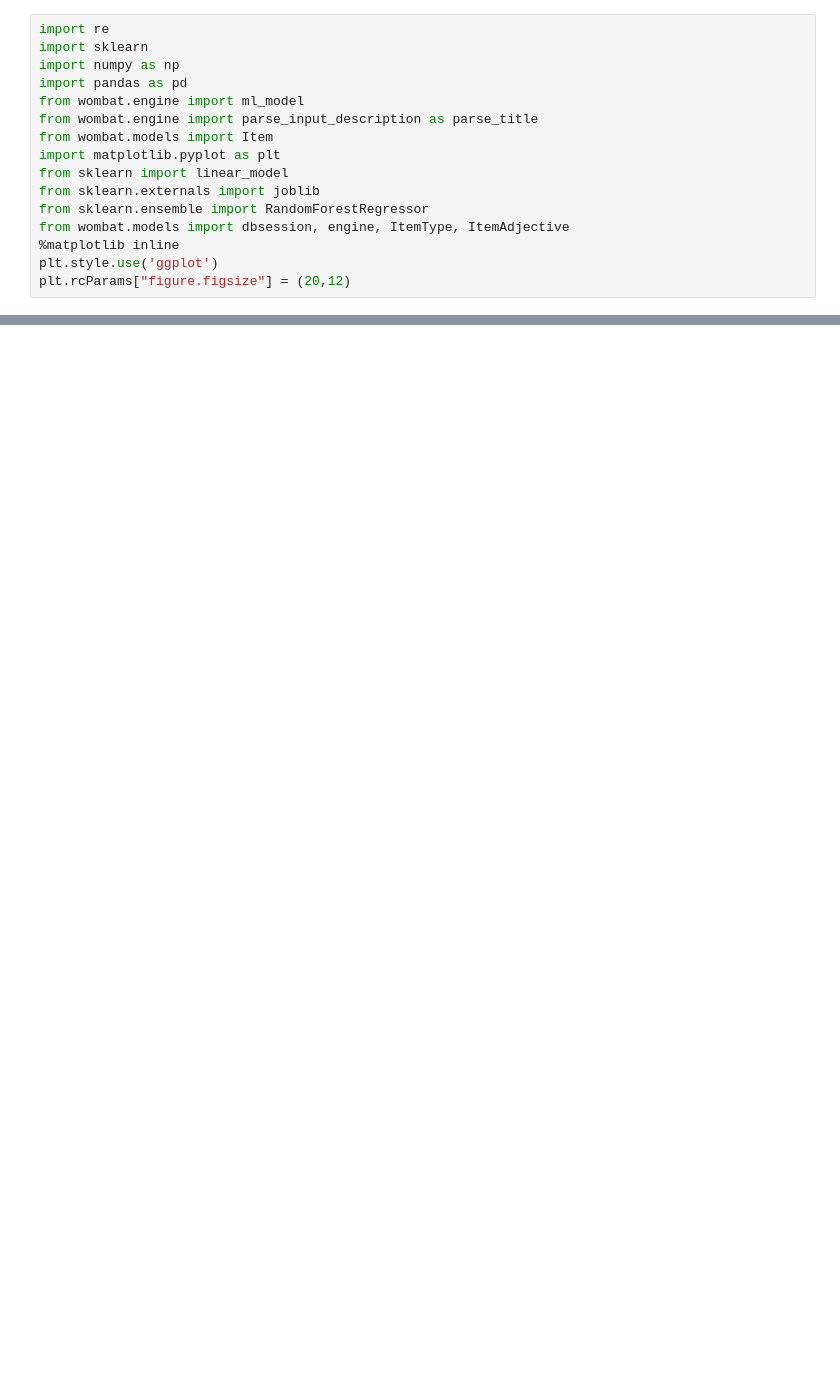
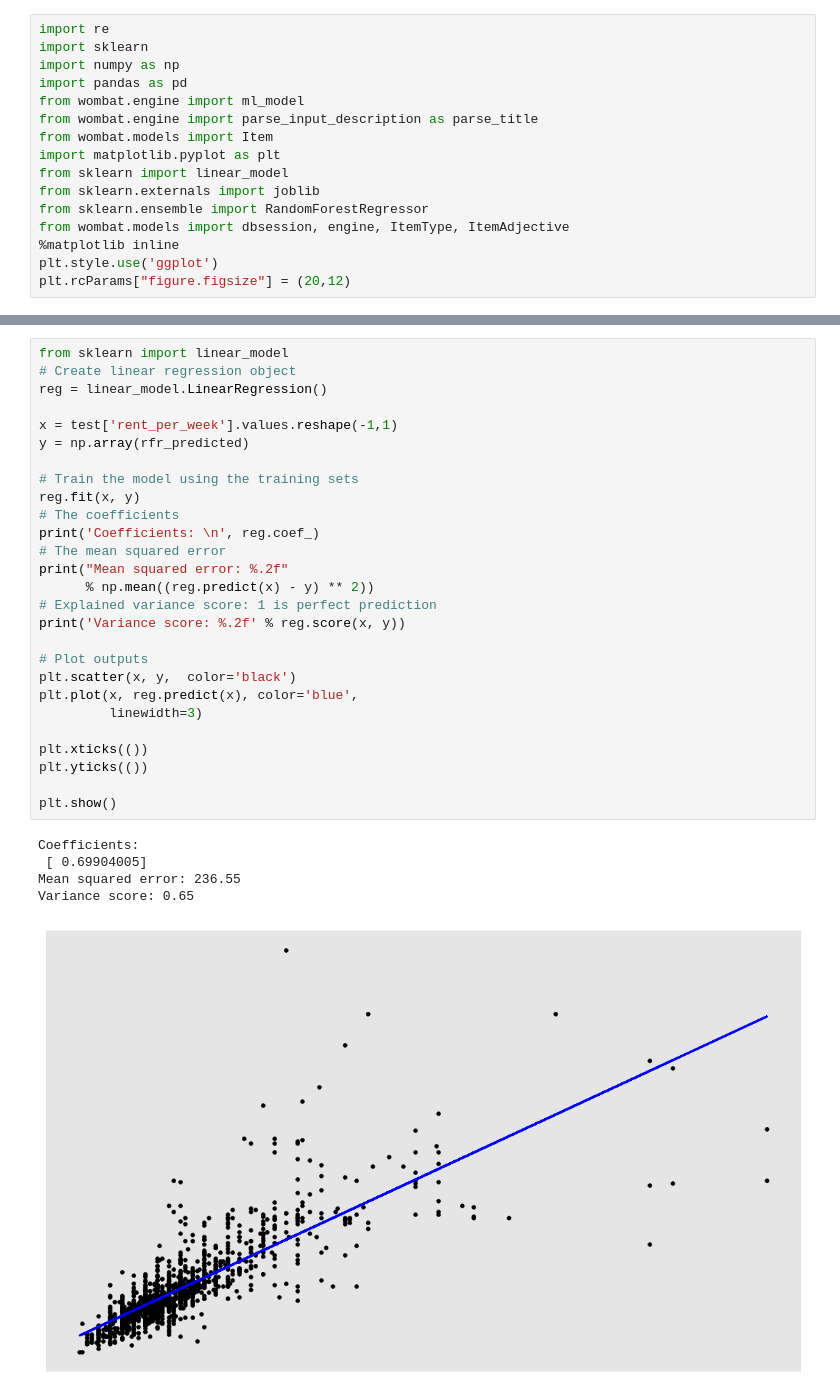
Before and after one commit to patrickspencer/regressthedress, a Jupyter notebook: testing/RandomForestRegression_with_adj.ipynb, the cells around one changed output, grey strips where cells are left out. Saved outputs shown, nothing was run; the diff lists cells and outputs as text; blank space fills up the shorter version.

```diff
--- a/testing/RandomForestRegression_with_adj.ipynb
+++ b/testing/RandomForestRegression_with_adj.ipynb
@@ -94,0 +136,33 @@ y.max()
+# %%
+from sklearn import linear_model
+# Create linear regression object
+reg = linear_model.LinearRegression()
+
+x = test['rent_per_week'].values.reshape(-1,1)
+y = np.array(rfr_predicted)
+
+# Train the model using the training sets
+reg.fit(x, y)
+# The coefficients
+print('Coefficients: \n', reg.coef_)
+# The mean squared error
+print("Mean squared error: %.2f"
+      % np.mean((reg.predict(x) - y) ** 2))
+# Explained variance score: 1 is perfect prediction
+print('Variance score: %.2f' % reg.score(x, y))
+
+# Plot outputs
+plt.scatter(x, y,  color='black')
+plt.plot(x, reg.predict(x), color='blue',
+         linewidth=3)
+
+plt.xticks(())
+plt.yticks(())
+
+plt.show()
+# %% [output]
+Coefficients:
+ [ 0.69904005]
+Mean squared error: 236.55
+Variance score: 0.65
+[figure, added]
```
Also changed, not shown: parts of 12 cells of this notebook.
